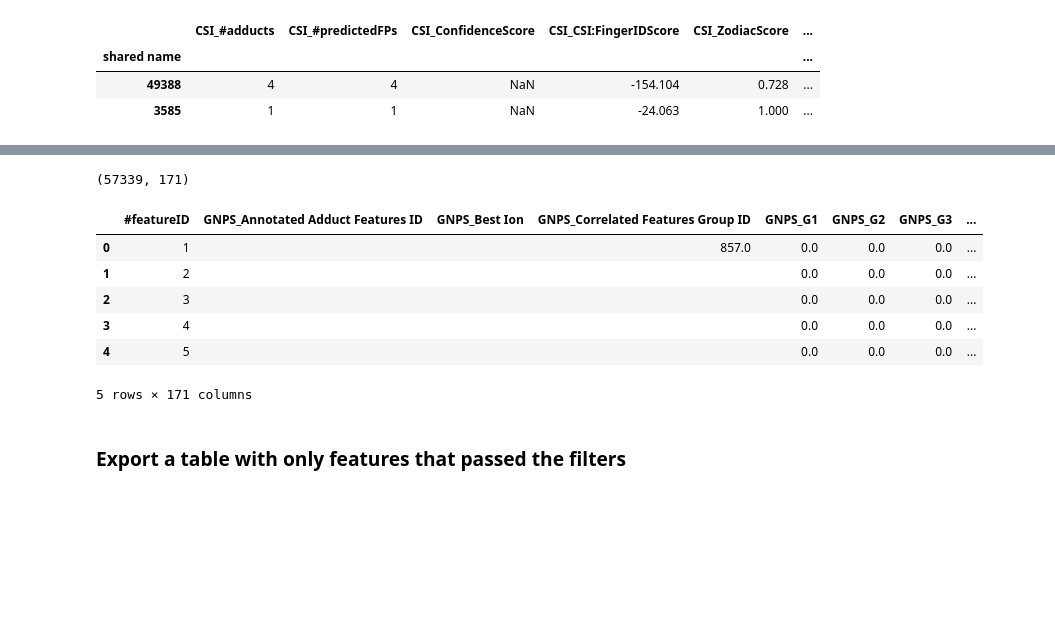
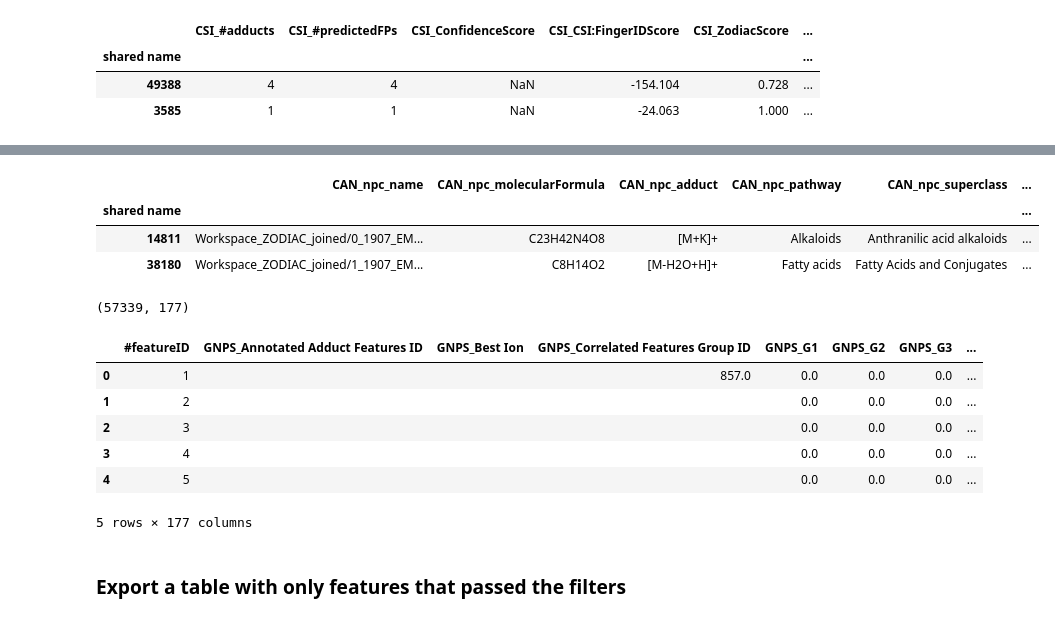
Before and after one commit to lfnothias/emp_metabolomics, a Jupyter notebook: notebooks/EMP_Metabo_FBMN_CMN_Concat_Annotations.ipynb, the cells around one changed output, grey strips where cells are left out. Cells and saved outputs as stored; diff of their text form; code cells hidden in the pictures; blank space fills up the shorter version.

Commit message:
Update with CANOPUS NPClassifier results

```diff
--- a/notebooks/EMP_Metabo_FBMN_CMN_Concat_Annotations.ipynb
+++ b/notebooks/EMP_Metabo_FBMN_CMN_Concat_Annotations.ipynb
@@ -134,10 +134,22 @@ sirius_CAN.head(2)
 | shared name |  |  |  |  |  |  | ... |
 | 49388 | 39129_1907_EMPv2_SIRIUS_49388 | C16H19N3O3 | [M + H]+ | Dipeptides | Peptides | Amino acids, peptides, and analogues | ... |
 | 3585 | 21705_1907_EMPv2_SIRIUS_3585 | C19H38O4 | [M - H2O + H]+ | 1-monoacylglycerols | Monoacylglycerols | Monoradylglycerols | ... |
+# %%
+#CANOPUS NPClassifier
+sirius_CAN_npc = pd.read_table('annotations_2_1/FBMN/SIRIUS_canopus_npc_summary_CANOPUS_network.txt')
+sirius_CAN_npc = sirius_CAN_npc.set_index(['shared name'])
+new_names = [(i,'CAN_npc_'+i[4:]) for i in sirius_CAN_npc.iloc[:, 0:].columns.values]
+sirius_CAN_npc.rename(columns = dict(new_names), inplace=True)
+sirius_CAN_npc.head(2)
+# %% [output]
+|  | CAN_npc_name | CAN_npc_molecularFormula | CAN_npc_adduct | CAN_npc_pathway | CAN_npc_superclass | ... |
+| shared name |  |  |  |  |  | ... |
+| 14811 | Workspace_ZODIAC_joined/0_1907_EM... | C23H42N4O8 | [M+K]+ | Alkaloids | Anthranilic acid alkaloids | ... |
+| 38180 | Workspace_ZODIAC_joined/1_1907_EM... | C8H14O2 | [M-H2O+H]+ | Fatty acids | Fatty Acids and Conjugates | ... |
 # %%
 #Create the master table
 master_annotation_table = pd.concat([gnps_table, annotation_table, annotation_table_analogue,
-                                     annotation_dereplicator, annotation_dereplicator_plus, sirius_MF, sirius_CSI, sirius_CAN], axis=1, sort=False)
+                                     annotation_dereplicator, annotation_dereplicator_plus, sirius_MF, sirius_CSI, sirius_CAN, sirius_CAN_npc], axis=1, sort=False)
 
 master_annotation_table = master_annotation_table.reset_index(drop=False)
 master_annotation_table.rename(columns={'index':'#featureID'}, inplace=True)
@@ -145,14 +157,14 @@ master_annotation_table.to_csv('annotations_2_1/FBMN_metabo_feature_metadata.tsv
 print(master_annotation_table.shape)
 master_annotation_table.head(5)
 # %% [output]
-(57339, 171)
+(57339, 177)
 |  | #featureID | GNPS_Annotated Adduct Features ID | GNPS_Best Ion | GNPS_Correlated Features Group ID | GNPS_G1 | GNPS_G2 | GNPS_G3 | ... |
 | 0 | 1 |  |  | 857.0 | 0.0 | 0.0 | 0.0 | ... |
 | 1 | 2 |  |  |  | 0.0 | 0.0 | 0.0 | ... |
 | 2 | 3 |  |  |  | 0.0 | 0.0 | 0.0 | ... |
 | 3 | 4 |  |  |  | 0.0 | 0.0 | 0.0 | ... |
 | 4 | 5 |  |  |  | 0.0 | 0.0 | 0.0 | ... |
-5 rows × 171 columns
+5 rows × 177 columns
 # %% [markdown]
 ### Export a table with only features that passed the filters
 # %%
```
Also changed, not shown: parts of 1 cell of this notebook, 2 other files.
